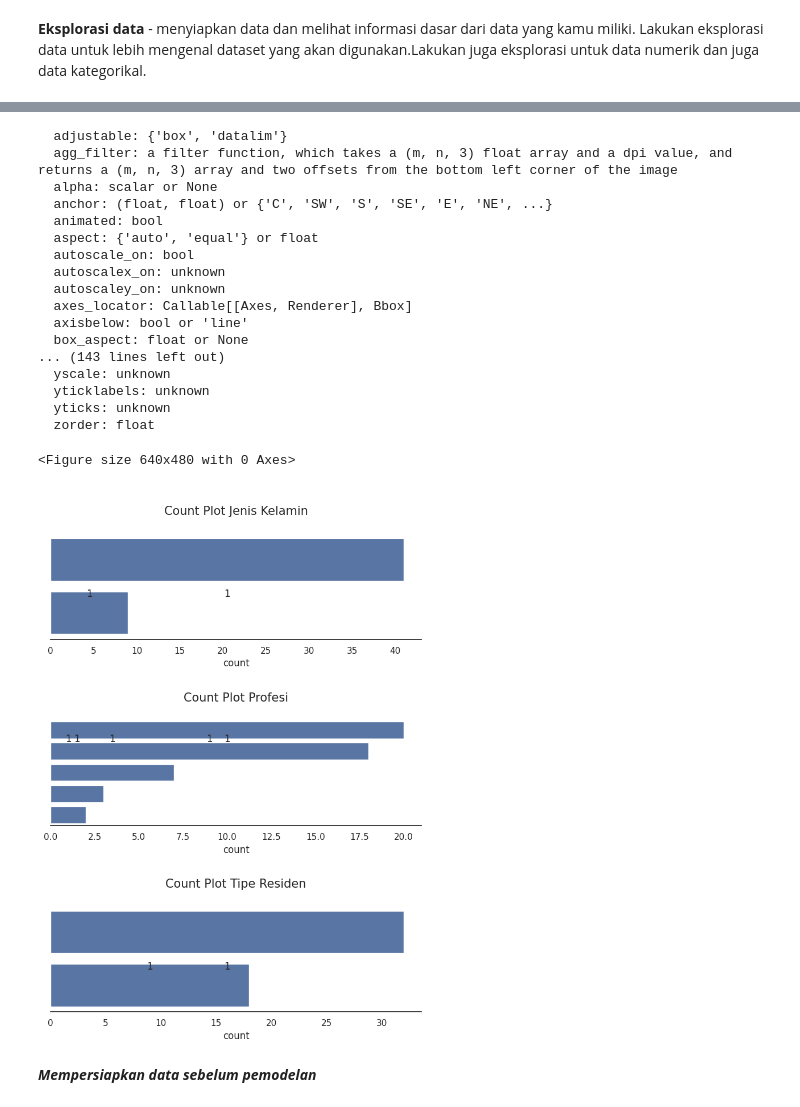
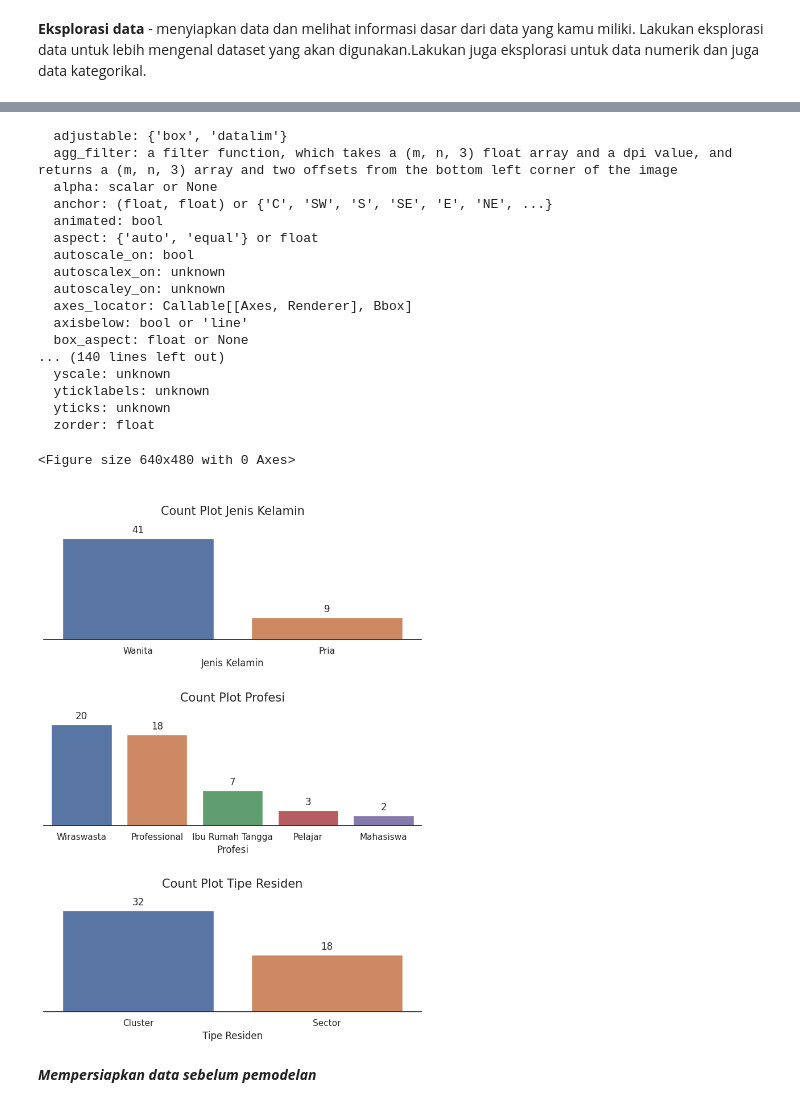
Before and after one commit to syauqidamario/dqlab, a Jupyter notebook: Data Science Project - Customer Segmentation.ipynb, the cells around one changed output, grey strips where cells are left out. Saved outputs shown, nothing was run; the diff lists cells and outputs as text; code cells hidden in the pictures.

Commit message:
Kaggle Notebook | Data Science Project - Segmentasi Pelanggan | Version 1.0 | Membuat model

```diff
--- a/Data Science Project - Customer Segmentation.ipynb
+++ b/Data Science Project - Customer Segmentation.ipynb
@@ -167,7 +171,7 @@ fig, axs = plt.subplots(3,1,figsize=(7,10))
 # Membuat plot untuk setiap kolom kategorikal
 for i, kol in enumerate(kolom_kategorikal):
     # Membuat Plot
-    sns.countplot(df[kol], order = df[kol].value_counts().index, ax = axs[i])
+    sns.countplot(x=kol, data=df, order=df[kol].value_counts().index, ax=axs[i])
     axs[i].set_title('\nCount Plot %s\n'%(kol), fontsize=15)
 
     # Memberikan anotasi
@@ -178,35 +182,35 @@ for i, kol in enumerate(kolom_kategorikal):
                         va = 'center',
                         xytext = (0, 10),
                         textcoords = 'offset points')
 
     # Setting Plot
     sns.despine(right=True,top = True, left = True)
     axs[i].axes.yaxis.set_visible(False)
     plt.setp(axs[i])
     plt.tight_layout()
 
 # Tampilkan plot
 plt.show()
 # %% [output]
   adjustable: {'box', 'datalim'}
   agg_filter: a filter function, which takes a (m, n, 3) float array and a dpi value, and returns a (m, n, 3) array and two offsets from the bottom left corner of the image
   alpha: scalar or None
   anchor: (float, float) or {'C', 'SW', 'S', 'SE', 'E', 'NE', ...}
   animated: bool
   aspect: {'auto', 'equal'} or float
   autoscale_on: bool
   autoscalex_on: unknown
   autoscaley_on: unknown
   axes_locator: Callable[[Axes, Renderer], Bbox]
   axisbelow: bool or 'line'
   box_aspect: float or None
-... (143 lines left out)
+... (140 lines left out)
   yscale: unknown
   yticklabels: unknown
   yticks: unknown
   zorder: float
 <Figure size 640x480 with 0 Axes>
-[figure, old version]
+[figure, new version]
 # %% [markdown]
 ***Mempersiapkan data sebelum pemodelan***
 # %%
```
Also changed, not shown: parts of 15 cells of this notebook.
